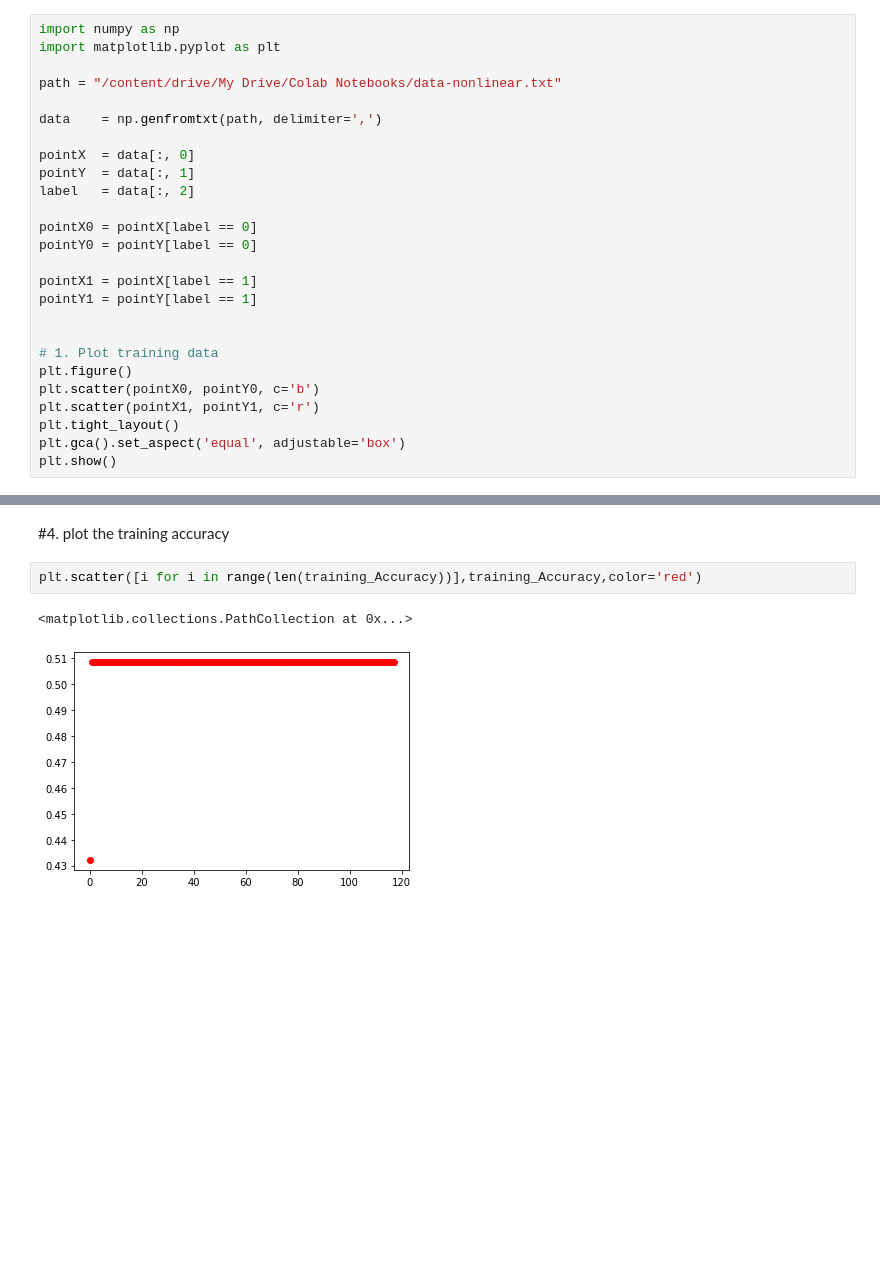
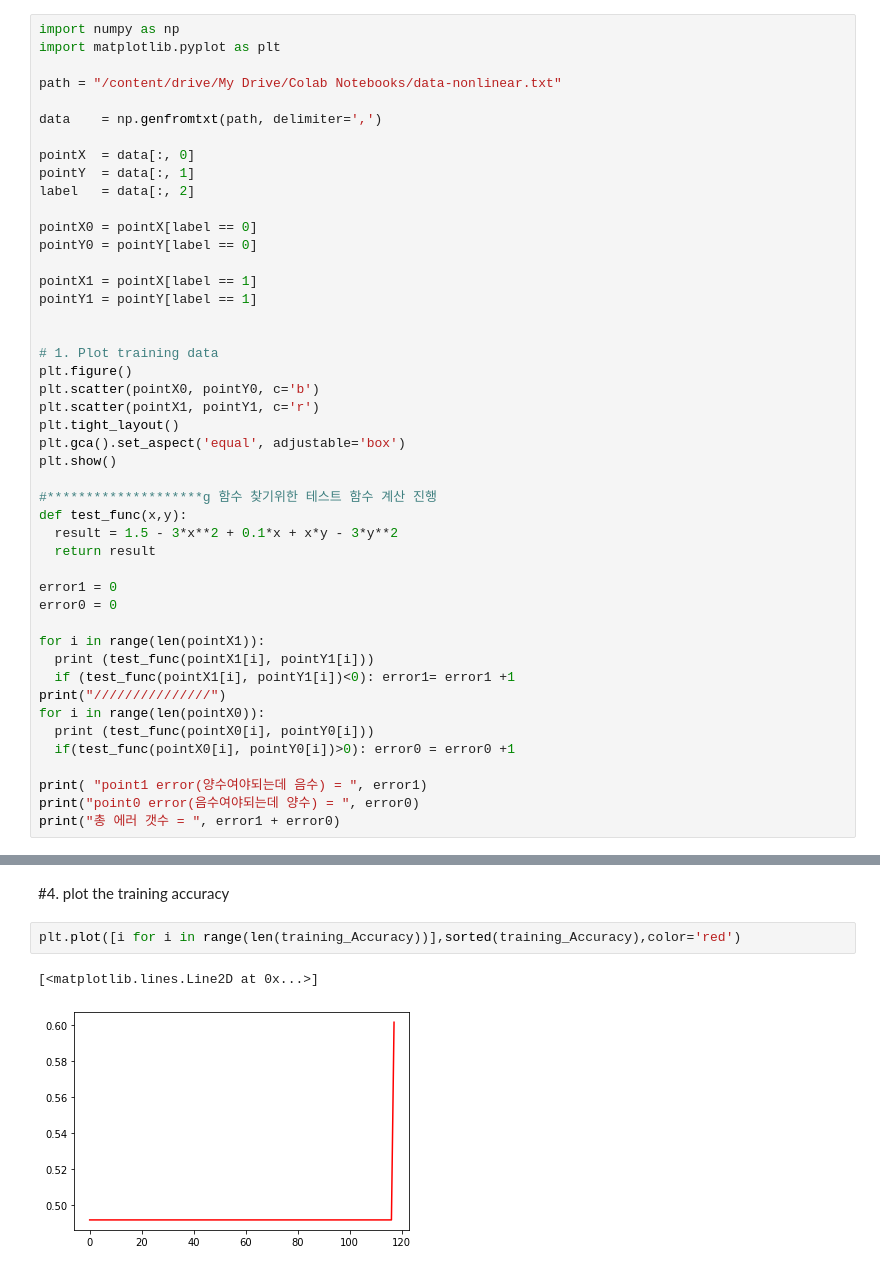
Before and after one commit to seyoung911/ClearWater, a Jupyter notebook: assignment06.ipynb, the cells around one changed output, grey strips where cells are left out. Saved outputs shown, nothing was run; the diff lists cells and outputs as text; blank space fills up the shorter version.

```diff
--- a/assignment06.ipynb
+++ b/assignment06.ipynb
@@ -35,5 +31,25 @@ plt.scatter(pointX1, pointY1, c='r')
 plt.tight_layout()
 plt.gca().set_aspect('equal', adjustable='box')
 plt.show()
+
+#********************g 함수 찾기위한 테스트 함수 계산 진행
+def test_func(x,y):
+  result = 1.5 - 3*x**2 + 0.1*x + x*y - 3*y**2
+  return result
+
+error1 = 0
+error0 = 0
+
+for i in range(len(pointX1)):
+  print (test_func(pointX1[i], pointY1[i]))
+  if (test_func(pointX1[i], pointY1[i])<0): error1= error1 +1
+print("///////////////")
+for i in range(len(pointX0)):
+  print (test_func(pointX0[i], pointY0[i]))
+  if(test_func(pointX0[i], pointY0[i])>0): error0 = error0 +1
+
+print( "point1 error(양수여야되는데 음수) = ", error1)
+print("point0 error(음수여야되는데 양수) = ", error0)
+print("총 에러 갯수 = ", error1 + error0)
 # %% [output]
 [figure]
@@ -151,7 +203,7 @@ plt.plot([i for i in range(len(cost_List))],cost_List,color='blue')
 # %% [markdown]
 #4. plot the training accuracy
 # %%
-plt.scatter([i for i in range(len(training_Accuracy))],training_Accuracy,color='red')
+plt.plot([i for i in range(len(training_Accuracy))],sorted(training_Accuracy),color='red')
 # %% [output]
-<matplotlib.collections.PathCollection at 0x...>
+[<matplotlib.lines.Line2D at 0x...>]
-[figure, old version]
+[figure, new version]
```
Also changed, not shown: parts of 5 cells of this notebook.
